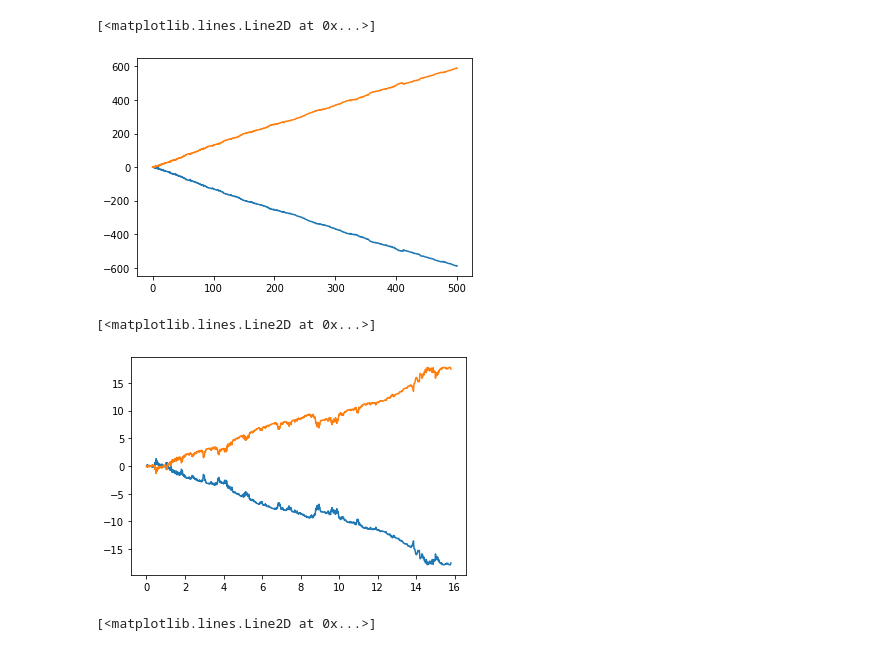
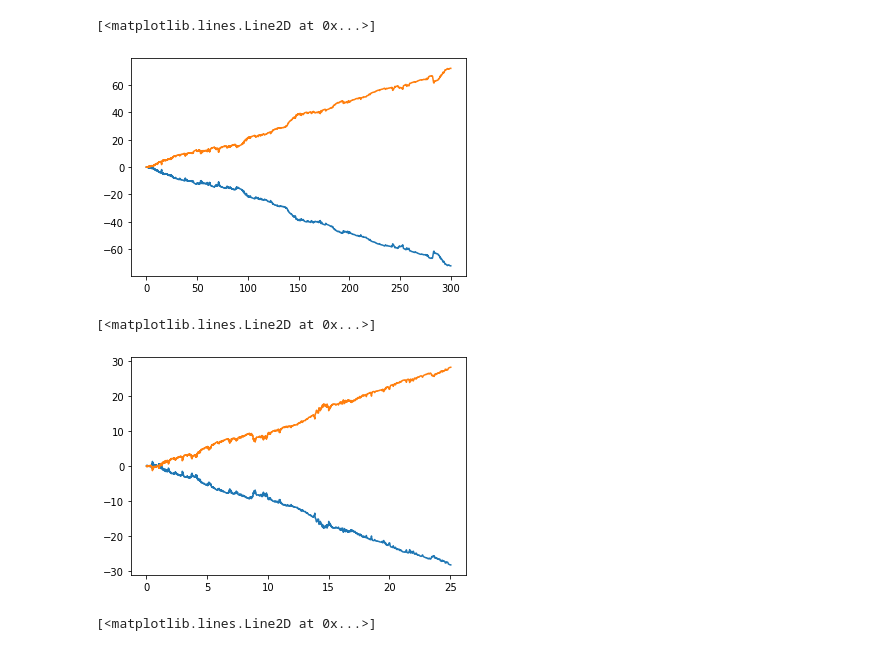
Before and after one commit to matibilkis/cdisc, a Jupyter notebook: analysis/preliminar_check_integration.ipynb, the cells around one changed output. Cells and saved outputs as stored; diff of their text form; code cells hidden in the pictures.

```diff
--- a/analysis/preliminar_check_integration.ipynb
+++ b/analysis/preliminar_check_integration.ipynb
@@ -19,7 +19,7 @@ import matplotlib
 params, exp_path = def_params(flip = 0)
 
 damping = params[1][0]
-total_time = 100.*damping
+total_time = 300.*damping
 dt = damping/1e3
 # %%
 l = load_data(exp_path = exp_path ,itraj=1, total_time=total_time, dt=dt)
@@ -31,14 +31,14 @@ plt.plot(timind, r1)
 plt.plot(timind, r0)
 # %% [output]
 [<matplotlib.lines.Line2D at 0x...>]
-[figure, old version]
+[figure, new version]
 # %%
-A = int(7*1e3)
+A = int(7.4*1e3)
 plt.plot(timind[:A], r1[:A])
 plt.plot(timind[:A], r0[:A])
 # %% [output]
 [<matplotlib.lines.Line2D at 0x...>]
-[figure, old version]
+[figure, new version]
 # %%
 # %% [output]
 [<matplotlib.lines.Line2D at 0x...>]
```
Also changed, not shown: 3 other files.
